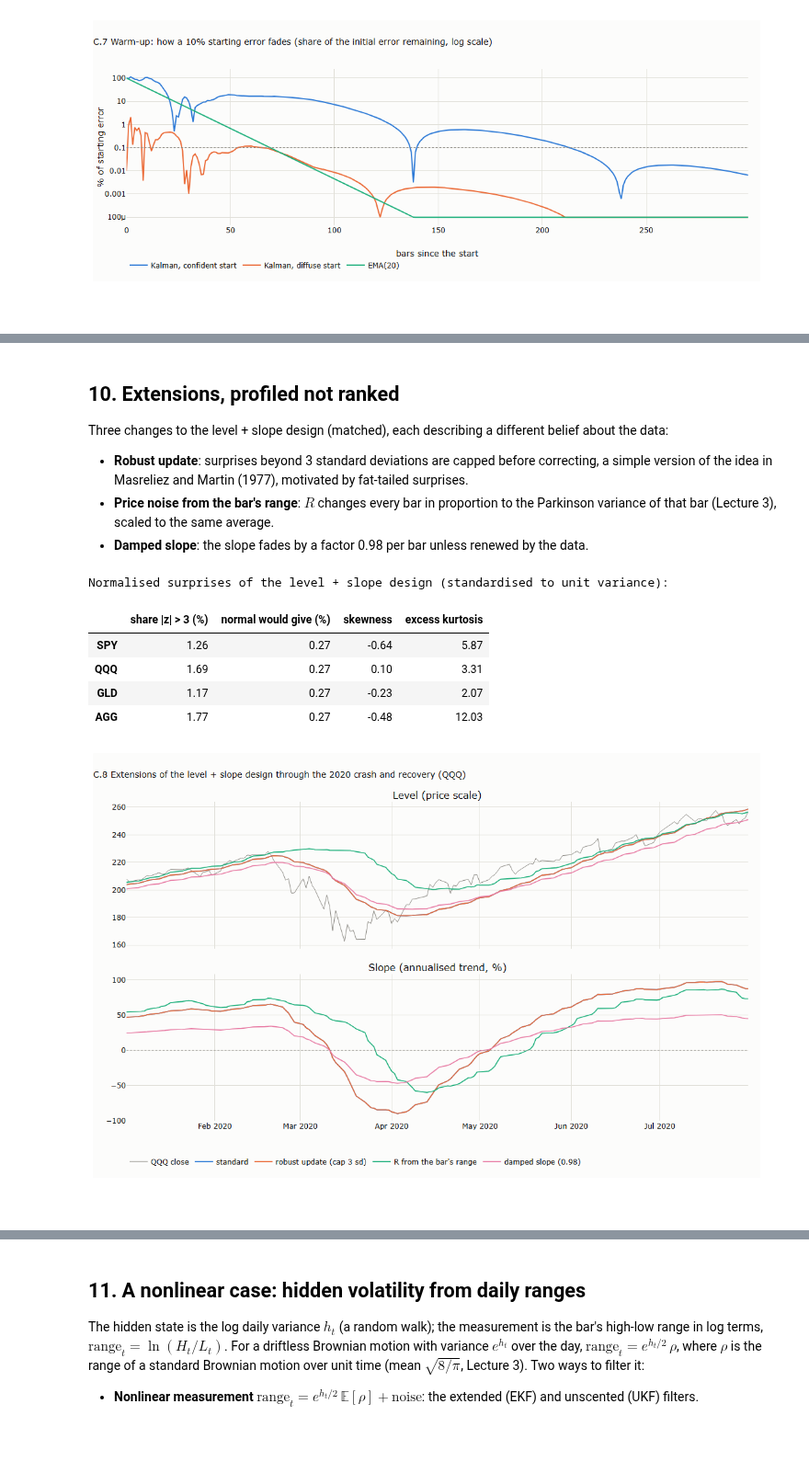
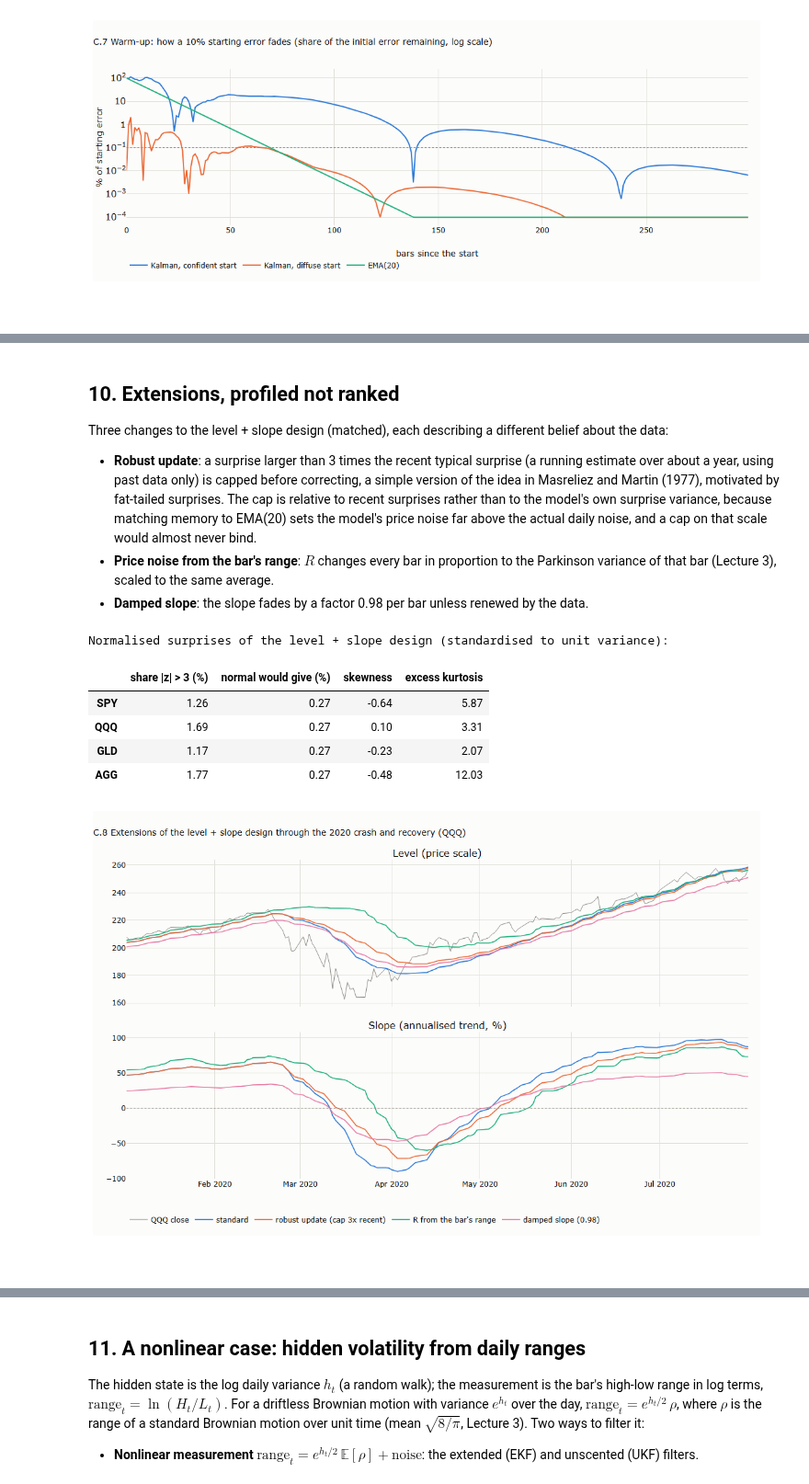
Before and after one commit to MaxGnesi/systematic-trading-notes, a Jupyter notebook: lectures/04-tracking-hidden-states/13_tracking_hidden_states.ipynb, the cells around one changed output, grey strips where cells are left out. Shown at 92% size. Saved outputs shown, nothing was run; the diff lists cells and outputs as text; code cells hidden in the pictures; blank space fills up the shorter version.

Commit message:
Lecture 4 complete: sections 5-11 and the full appendix of charts C.1-C.13; notebook re-run with warm-up and extension profiles
Co-Authored-By: Claude Opus 5.5 <noreply@anthropic.com>

```diff
--- a/lectures/04-tracking-hidden-states/13_tracking_hidden_states.ipynb
+++ b/lectures/04-tracking-hidden-states/13_tracking_hidden_states.ipynb
@@ -83,6 +83,7 @@ def kalman(prices, transition, observe, q_diag, r_price, start_uncertainty=1.0,
     T = len(prices)
     out = {k: np.empty(T) for k in ("forecast", "surprise", "z", "gain", "surprise_var")}
     states, sds = np.empty((T, n)), np.empty((T, n))
+    z_var = 1.0                                                        # running scale of recent surprises (robust update)
     for t, price in enumerate(prices):
         r = r_price if r_series is None else r_series[t]
         state = transition @ state                                     # predict
@@ -92,7 +93,12 @@ def kalman(prices, transition, observe, q_diag, r_price, start_uncertainty=1.0,
         gain = uncertainty @ observe / surprise_var                    # trust in the new price
         surprise = price - forecast                                    # compare
         z = surprise / np.sqrt(surprise_var)
-        used = surprise if (cap is None or abs(z) <= cap) else np.sign(surprise) * cap * np.sqrt(surprise_var)
+        used = surprise
+        if cap is not None:
+            limit = cap * np.sqrt(z_var)                                   # cap relative to the recent typical surprise
+            if abs(z) > limit:
+                used = np.sign(surprise) * limit * np.sqrt(surprise_var)
+            z_var = (1 - 1 / 252) * z_var + (1 / 252) * min(z ** 2, limit ** 2)   # updated with past data only
         state = state + gain * used                                    # correct
         uncertainty = uncertainty - np.outer(gain, observe @ uncertainty)
         states[t], sds[t] = state, np.sqrt(np.diag(uncertainty))
@@ -527,0 +539,23 @@ EMA(20)                 : starting error below 0.1% after 70 bars
+# %%
+rows = {}
+for k in (1, 2, 3):
+    g = run(np.zeros(3000), k, R_MATCH[k], start_uncertainty=1e3)["gain"]
+    settle = int(np.argmax(np.abs(g - g[-1]) < 0.01 * g[-1]))
+    w = level_weights(k, R_MATCH[k], n=2000)
+    tail = np.array([np.abs(w[j:]).sum() for j in range(len(w))]) / np.abs(w).sum()
+    horizon = int(np.argmax(tail < 1e-3))
+    ref_k = run(y_qqq, k, R_MATCH[k])["states"]
+    s0 = np.zeros(k); s0[0] = y_qqq[0] + off
+    row = {"gain settled within 1% (bars)": settle, "memory horizon (bars)": horizon}
+    for nm, p0 in (("diffuse", 1e3), ("confident", 1e-6)):
+        Xw = run(y_qqq, k, R_MATCH[k], start_uncertainty=p0, start_state=s0)["states"]
+        e_lvl = np.abs(Xw[:, 0] - ref_k[:, 0]) / off
+        b = np.where(e_lvl < 1e-3)[0]
+        row[f"level error < 0.1%, {nm} start (bars)"] = int(b[0]) if len(b) else None
+        if k >= 2:
+            e_sl = 25200 * np.abs(Xw[:, 1] - ref_k[:, 1])
+            later = np.where(e_sl >= 1.0)[0]
+            row[f"slope within 1%/yr for good, {nm} start (bars)"] = int(later[-1] + 1) if len(later) else 0
+    rows[NAMES[k]] = row
+warm_tab = pd.DataFrame(rows).T
+display(warm_tab)
@@ -530,8 +569,11 @@ EMA(20)                 : starting error below 0.1% after 70 bars
 
 Three changes to the level + slope design (matched), each describing a different belief about the data:
 
-- **Robust update**: surprises beyond 3 standard deviations are capped before correcting, a simple
-  version of the idea in Masreliez and Martin (1977), motivated by fat-tailed surprises.
+- **Robust update**: a surprise larger than 3 times the recent typical surprise (a running estimate
+  over about a year, using past data only) is capped before correcting, a simple version of the idea in
+  Masreliez and Martin (1977), motivated by fat-tailed surprises. The cap is relative to recent
+  surprises rather than to the model's own surprise variance, because matching memory to EMA(20) sets
+  the model's price noise far above the actual daily noise, and a cap on that scale would almost never bind.
 - **Price noise from the bar's range**: $R$ changes every bar in proportion to the Parkinson variance
   of that bar (Lecture 3), scaled to the same average.
 - **Damped slope**: the slope fades by a factor 0.98 per bar unless renewed by the data.
@@ -542,40 +584,40 @@ def parkinson(t):
 
 park_q = parkinson("QQQ").to_numpy()
 park_q = np.maximum(park_q, np.nanquantile(park_q[park_q > 0], 0.01))
-variants = {"standard": {}, "robust update (cap 3 sd)": {"cap": 3.0},
+variants = {"standard": {}, "robust update (cap 3x recent)": {"cap": 3.0},
             "R from the bar's range": {"r_series": R_MATCH[2] * park_q / np.nanmean(park_q)},
             "damped slope (0.98)": {"damping": 0.98}}
 VX = {nm: run(y_qqq, 2, R_MATCH[2], **kw) for nm, kw in variants.items()}
 z_std = VX["standard"]["z"][300:]
 tails = {}
 for t in TICKERS:
     yt = np.log(C[t].dropna().to_numpy())
     zt = run(yt, 2, R_MATCH[2])["z"][300:]
     zt = zt / np.std(zt)
     tails[t] = {"share |z| > 3 (%)": 100 * np.mean(np.abs(zt) > 3), "normal would give (%)": 100 * 2 * norm.sf(3),
                 "skewness": skew(zt), "excess kurtosis": kurtosis(zt)}
 print("Normalised surprises of the level + slope design (standardised to unit variance):")
 display(pd.DataFrame(tails).T.round(2))
 
 m = (dates >= "2020-01-01") & (dates <= "2020-07-31")
 fig = make_subplots(rows=2, cols=1, shared_xaxes=True, vertical_spacing=0.08, subplot_titles=("Level (price scale)", "Slope (annualised trend, %)"))
 fig.add_scatter(x=dates[m], y=qqq.to_numpy()[m], name="QQQ close", mode="lines", line=dict(width=1, color=MUTED), row=1, col=1)
 for j, (nm, out) in enumerate(VX.items()):
     fig.add_scatter(x=dates[m], y=np.exp(out["states"][m, 0]), name=nm, mode="lines", line=dict(width=1.6, color=SERIES[j]), row=1, col=1)
     fig.add_scatter(x=dates[m], y=25200 * out["states"][m, 1], showlegend=False, mode="lines", line=dict(width=1.6, color=SERIES[j]), row=2, col=1)
 fig.add_hline(y=0, line=dict(width=1, color=MUTED, dash="dot"), row=2, col=1)
 fig.update_layout(title="C.8 Extensions of the level + slope design through the 2020 crash and recovery (QQQ)",
                   height=700, width=1100, margin=dict(t=80, b=70), legend=dict(orientation="h", y=-0.1, x=0))
 save_figure(fig, "c08_extensions_2020", FIG)
 fig
 # %% [output]
 Normalised surprises of the level + slope design (standardised to unit variance):
 |  | share |z| > 3 (%) | normal would give (%) | skewness | excess kurtosis |
 | SPY | 1.26 | 0.27 | -0.64 | 5.87 |
 | QQQ | 1.69 | 0.27 | 0.10 | 3.31 |
 | GLD | 1.17 | 0.27 | -0.23 | 2.07 |
 | AGG | 1.77 | 0.27 | -0.48 | 12.03 |
-[figure, old version]
+[figure, new version]
 # %%
 zs = z_std / np.std(z_std)
 edges = np.linspace(-8, 8, 161)
```
Also changed, not shown: parts of 7 cells of this notebook, 5 other files.
